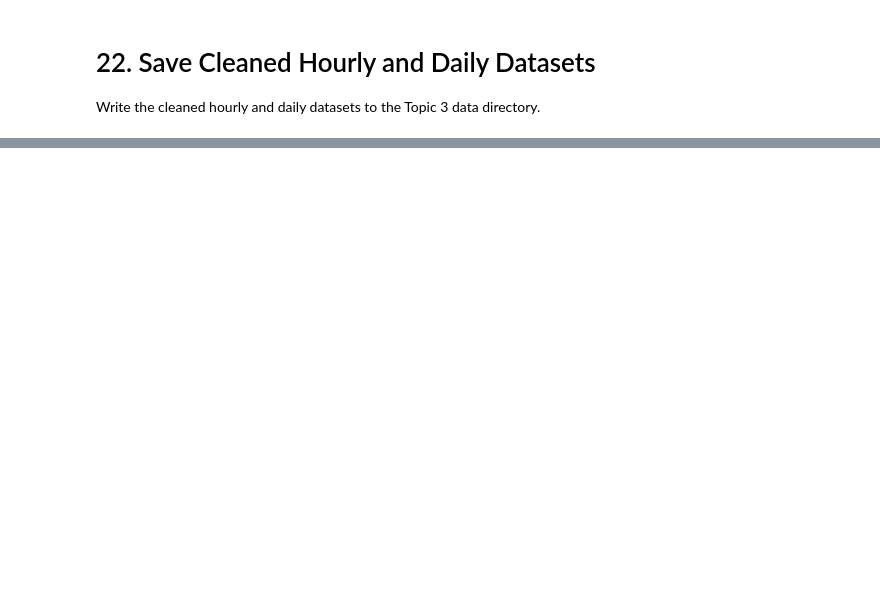
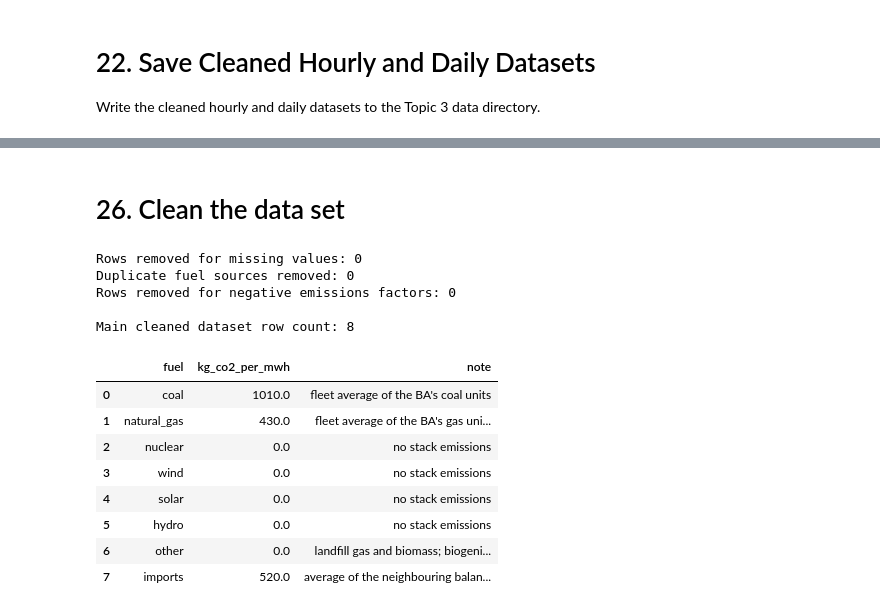
Before and after one commit to jandrew2353/Group1-491, a Jupyter notebook: Topic3_Climate_Energy_The_Green_Tech_Carbon_Spike/data/cleaning_data_full.ipynb, the cells around one changed output, grey strips where cells are left out. Saved outputs shown, nothing was run; the diff lists cells and outputs as text; code cells hidden in the pictures; blank space fills up the shorter version.

```diff
--- a/Topic3_Climate_Energy_The_Green_Tech_Carbon_Spike/data/cleaning_data_full.ipynb
+++ b/Topic3_Climate_Energy_The_Green_Tech_Carbon_Spike/data/cleaning_data_full.ipynb
@@ -1434,0 +1898,68 @@ print("Daily rows:", len(daily_averages))
+# %% [markdown]
+# 26. Clean the data set
+# %%
+fuel_factors_clean = fuel_factors.copy()
+
+# Standardize text
+fuel_factors_clean["fuel"] = (
+    fuel_factors_clean["fuel"].astype("string").str.strip().str.lower()
+)
+
+fuel_factors_clean["note"] = (
+    fuel_factors_clean["note"].astype("string").str.strip()
+)
+
+# Convert emissions factor to numeric
+fuel_factors_clean["kg_co2_per_mwh"] = pd.to_numeric(
+    fuel_factors_clean["kg_co2_per_mwh"],
+    errors="coerce"
+)
+
+# Convert blank strings into missing values
+fuel_factors_clean = fuel_factors_clean.replace(r"^\s*$", pd.NA, regex=True)
+
+# Remove rows missing required information
+before = len(fuel_factors_clean)
+
+fuel_factors_clean = fuel_factors_clean.dropna(
+    subset=["fuel", "kg_co2_per_mwh", "note"]
+)
+
+print("Rows removed for missing values:", before - len(fuel_factors_clean))
+
+# Remove duplicate fuel sources
+before = len(fuel_factors_clean)
+
+fuel_factors_clean = fuel_factors_clean.drop_duplicates(
+    subset=["fuel"],
+    keep="first"
+)
+
+print("Duplicate fuel sources removed:", before - len(fuel_factors_clean))
+
+# Remove negative emissions factors
+before = len(fuel_factors_clean)
+
+fuel_factors_clean = fuel_factors_clean[
+    fuel_factors_clean["kg_co2_per_mwh"] >= 0
+]
+
+print("Rows removed for negative emissions factors:", before - len(fuel_factors_clean))
+
+print("\nMain cleaned dataset row count:", len(fuel_factors_clean))
+display(fuel_factors_clean)
+# %% [output]
+Rows removed for missing values: 0
+Duplicate fuel sources removed: 0
+Rows removed for negative emissions factors: 0
+
+Main cleaned dataset row count: 8
+|  | fuel | kg_co2_per_mwh | note |
+| 0 | coal | 1010.0 | fleet average of the BA's coal units |
+| 1 | natural_gas | 430.0 | fleet average of the BA's gas uni... |
+| 2 | nuclear | 0.0 | no stack emissions |
+| 3 | wind | 0.0 | no stack emissions |
+| 4 | solar | 0.0 | no stack emissions |
+| 5 | hydro | 0.0 | no stack emissions |
+| 6 | other | 0.0 | landfill gas and biomass; biogeni... |
+| 7 | imports | 520.0 | average of the neighbouring balan... |
```
Also changed, not shown: parts of 52 cells of this notebook, 6 other files.
